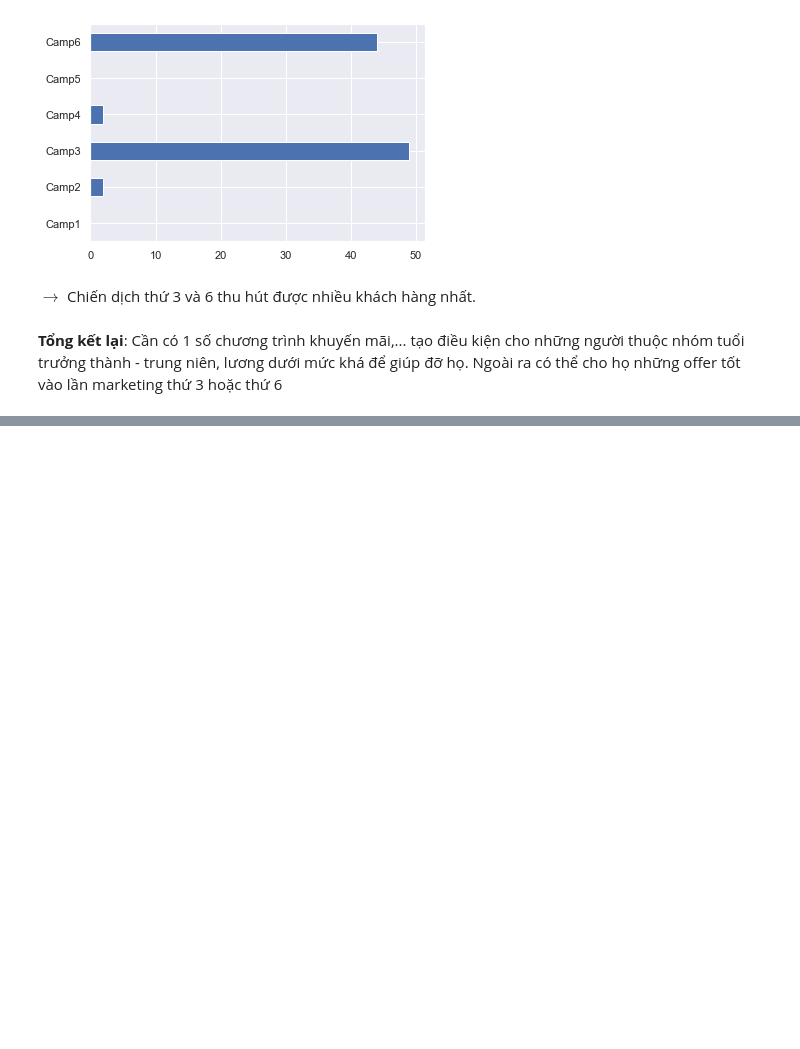
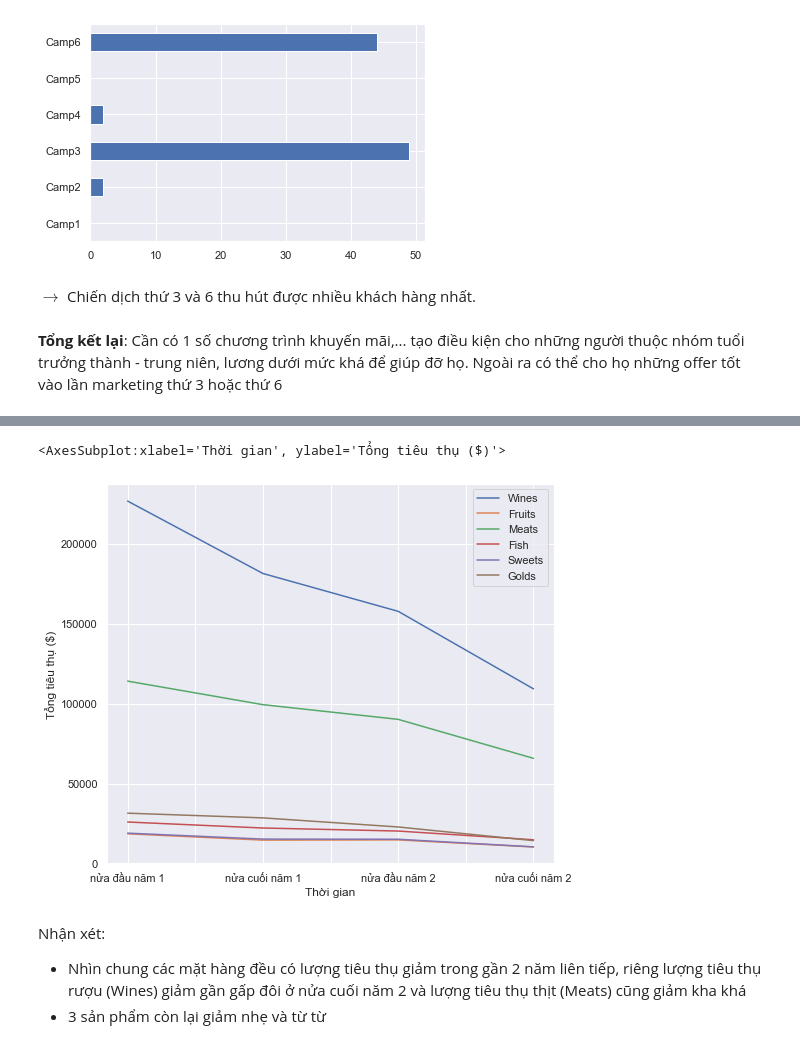
Before and after one commit to ngminhluong/CDS-EndTerm, a Jupyter notebook: Source/Main.ipynb, the cells around one changed output, grey strips where cells are left out. Saved outputs shown, nothing was run; the diff lists cells and outputs as text; code cells hidden in the pictures; blank space fills up the shorter version.

Commit message:
lượng tiêu thụ thay đổi theo thời gian

```diff
--- a/Source/Main.ipynb
+++ b/Source/Main.ipynb
@@ -793,0 +794,11 @@ $\to$ Chiến dịch thứ 3 và 6 thu hút được nhiều khách hàng nhất
+# %%
+# Code bước 1
+def discretize_date(s):
+    if s < pd.Timestamp('2013-01-31'): # 30/7/2012 - 31/1/2013
+        return 'nửa đầu năm 1'
+    elif s < pd.Timestamp('2013-07-30'): # 1/2/2013 - 30/7/2013
+        return 'nửa cuối năm 1'
+    elif s < pd.Timestamp('2014-01-31'): # 1/8/2013 - 31/1/2014
+        return 'nửa đầu năm 2'
+    else: # 1/2/2014 - 29/6/2014
+        return 'nửa cuối năm 2'
@@ -793,0 +807,4 @@ $\to$ Chiến dịch thứ 3 và 6 thu hút được nhiều khách hàng nhất
+# %%
+df = mkt_df.copy()
+df['Dt_Customer'] = df['Dt_Customer'].apply(discretize_date)
+df['Dt_Customer'] # test
@@ -793,0 +828,12 @@ $\to$ Chiến dịch thứ 3 và 6 thu hút được nhiều khách hàng nhất
+# %%
+# Bước 1
+df = df.groupby('Dt_Customer')[products].sum().reindex(['nửa đầu năm 1', 'nửa cuối năm 1', 'nửa đầu năm 2', 'nửa cuối năm 2'])
+# Bước 2
+df.plot.line(figsize=(8,7), ylabel='Tổng tiêu thụ ($)', xlabel='Thời gian')
+# %% [output]
+<AxesSubplot:xlabel='Thời gian', ylabel='Tổng tiêu thụ ($)'>
+[figure, added]
+# %% [markdown]
+Nhận xét:
+- Nhìn chung các mặt hàng đều có lượng tiêu thụ giảm trong gần 2 năm liên tiếp, riêng lượng tiêu thụ rượu (Wines) giảm gần gấp đôi ở nửa cuối năm 2 và lượng tiêu thụ thịt (Meats) cũng giảm kha khá
+- 3 sản phẩm còn lại giảm nhẹ và từ từ
```
Also changed, not shown: parts of 31 cells of this notebook.
